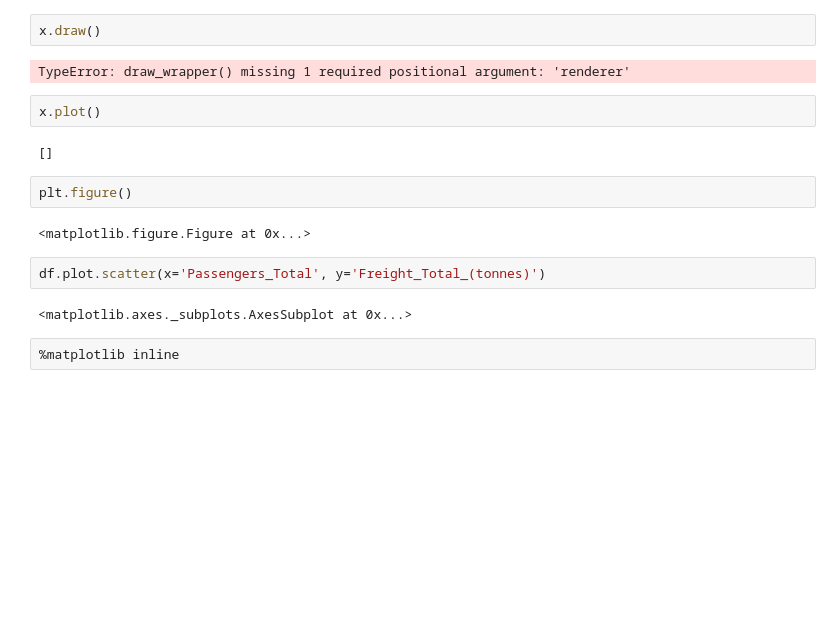
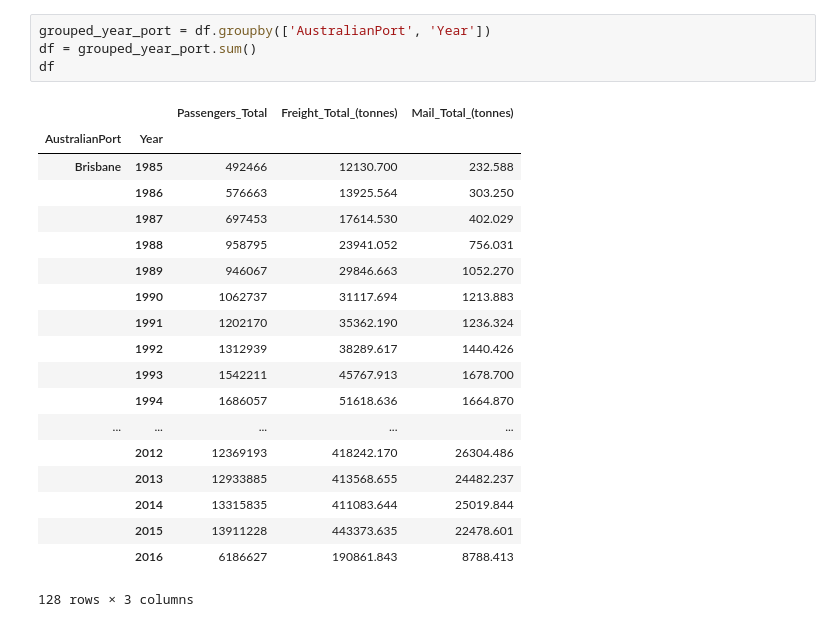
Before and after one commit to 9Y5/test-jupyter, a Jupyter notebook: Motion Chart.ipynb, the cells around one changed output. Drawn from its saved outputs; the diff is of its cells as text; blank space fills up the shorter version.

```diff
--- a/Untitled.ipynb
+++ b/Motion Chart.ipynb
@@ -82,21 +81,27 @@ x = df.plot.scatter(x='Passengers_Total', y='Freight_Total_(tonnes)')
-# %%
-x.draw()
-# %% [output]
-TypeError: draw_wrapper() missing 1 required positional argument: 'renderer'
-# %%
-x.plot()
-# %% [output]
-[]
-# %%
-plt.figure()
-# %% [output]
-<matplotlib.figure.Figure at 0x...>
-# %%
-df.plot.scatter(x='Passengers_Total', y='Freight_Total_(tonnes)')
-# %% [output]
-<matplotlib.axes._subplots.AxesSubplot at 0x...>
-# %%
-%matplotlib inline
+# %%
+grouped_year_port = df.groupby(['AustralianPort', 'Year'])
+df = grouped_year_port.sum()
+df
+# %% [output]
+|  |  | Passengers_Total | Freight_Total_(tonnes) | Mail_Total_(tonnes) |
+| AustralianPort | Year |  |  |  |
+| Brisbane | 1985 | 492466 | 12130.700 | 232.588 |
+|  | 1986 | 576663 | 13925.564 | 303.250 |
+|  | 1987 | 697453 | 17614.530 | 402.029 |
+|  | 1988 | 958795 | 23941.052 | 756.031 |
+|  | 1989 | 946067 | 29846.663 | 1052.270 |
+|  | 1990 | 1062737 | 31117.694 | 1213.883 |
+|  | 1991 | 1202170 | 35362.190 | 1236.324 |
+|  | 1992 | 1312939 | 38289.617 | 1440.426 |
+|  | 1993 | 1542211 | 45767.913 | 1678.700 |
+|  | 1994 | 1686057 | 51618.636 | 1664.870 |
+| ... | ... | ... | ... | ... |
+|  | 2012 | 12369193 | 418242.170 | 26304.486 |
+|  | 2013 | 12933885 | 413568.655 | 24482.237 |
+|  | 2014 | 13315835 | 411083.644 | 25019.844 |
+|  | 2015 | 13911228 | 443373.635 | 22478.601 |
+|  | 2016 | 6186627 | 190861.843 | 8788.413 |
+128 rows × 3 columns
 # %%
 df.plot.scatter(x='Passengers_Total', y='Freight_Total_(tonnes)', s=df['Mail_Total_(tonnes)'])
 # %% [output]
```
Also changed, not shown: parts of 10 cells of this notebook.
